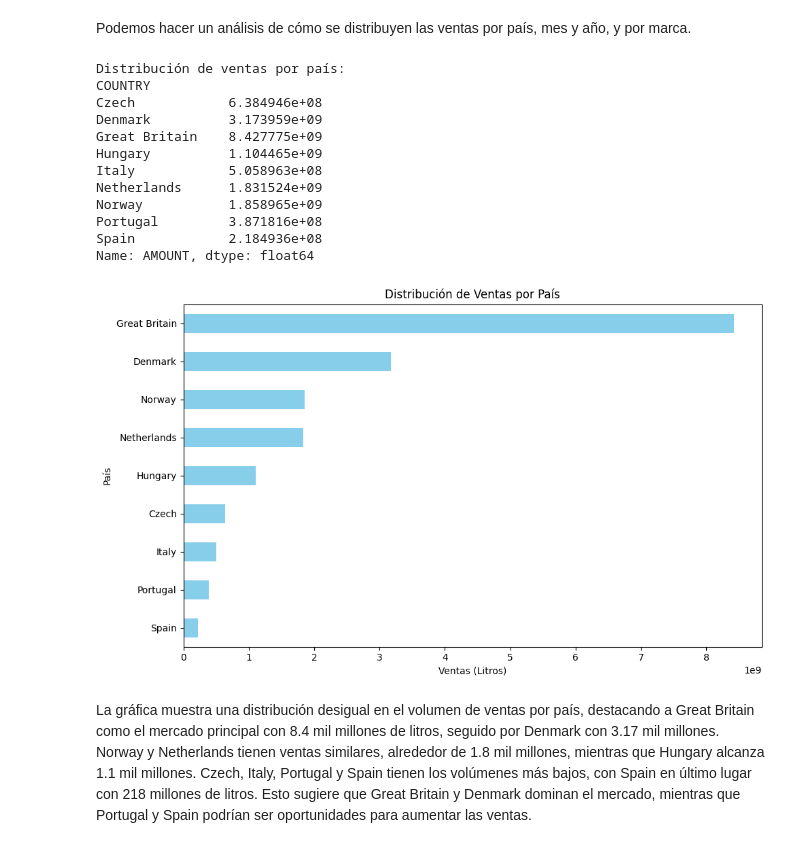
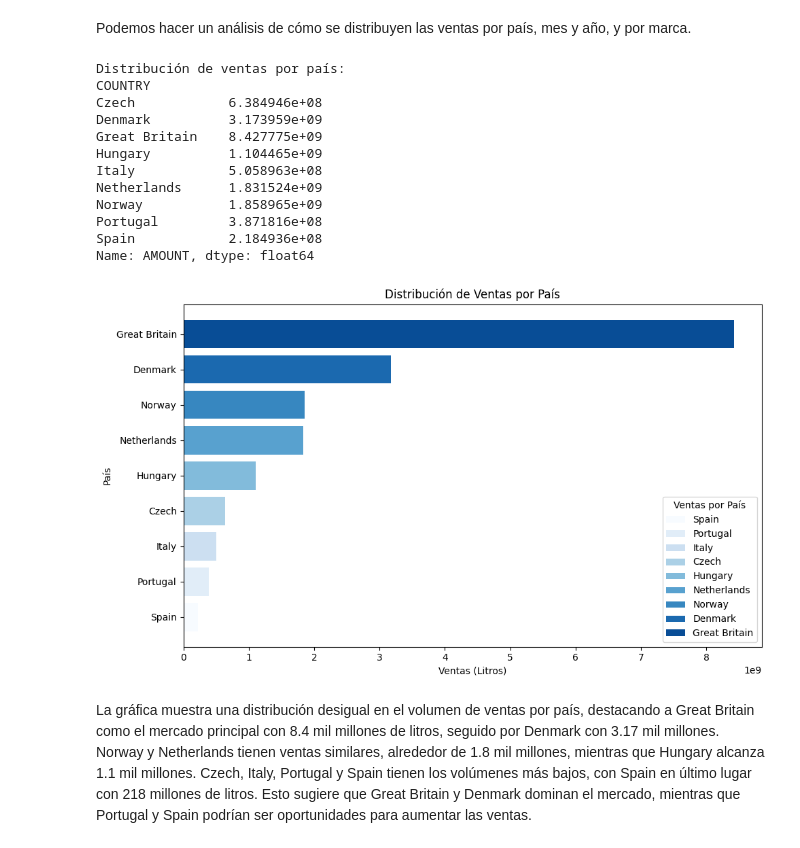
Before and after one commit to juliablaz2003/UFV_visualizacion, a Jupyter notebook: Ejercicios de clase/clase2_18oct.ipynb, the cells around one changed output. Saved outputs shown, nothing was run; the diff lists cells and outputs as text; code cells hidden in the pictures.

```diff
--- a/Ejercicios de clase/clase2_18oct.ipynb
+++ b/Ejercicios de clase/clase2_18oct.ipynb
@@ -9,9 +9,10 @@ Importamos las bibliotecas necesarias y definimos la URL del archivo CSV para le
 # %%
 import pandas as pd
 import matplotlib.pyplot as plt
+from statsmodels.tsa.seasonal import seasonal_decompose
 
 # Enlace al archivo CSV en la versión "raw" de GitHub
-url = 'https://raw.githubusercontent.com/juliablaz2003/UFV_visualizacion/refs/heads/main/Ejercicios%20de%20clase/datos_ejercicio_ventas.csv?token=GHSAT0AAAAAACY2AYSANNLCYBFJJY2YA7HQZZONMHA'
+url = 'https://raw.githubusercontent.com/juliablaz2003/UFV_visualizacion/refs/heads/main/Ejercicios%20de%20clase/datos_ejercicio_ventas.csv?token=GHSAT0AAAAAACY2AYSASH2D3SMU3NRFVLLIZZSDWKQ'
 # Leer el archivo CSV directamente desde GitHub
 df = pd.read_csv(url, sep = ',')
 
@@ -264,34 +265,48 @@ Forecasts distintos: 12
 # %% [markdown]
 Podemos hacer un análisis de cómo se distribuyen las ventas por país, mes y año, y por marca.
 # %%
-# Distribución de ventas por país
+import pandas as pd
+import matplotlib.pyplot as plt
+import matplotlib.cm as cm
+
+# Agrupar y sumar ventas por país
 ventas_pais = df.groupby('COUNTRY')['AMOUNT'].sum()
+ventas_pais_sorted = ventas_pais.sort_values()
 
 print("Distribución de ventas por país:")
 print(ventas_pais)
 
-# Gráfico de la distribución de ventas por país
+# Generar una gama de colores en azul
+colors = cm.Blues([i / len(ventas_pais_sorted) for i in range(len(ventas_pais_sorted))])
+
+# Crear el gráfico de barras horizontales con tonos de azul
 plt.figure(figsize=(10, 6))
-ventas_pais.sort_values().plot(kind='barh', color='skyblue')
+bars = plt.barh(ventas_pais_sorted.index, ventas_pais_sorted.values, color=colors)
 plt.title('Distribución de Ventas por País')
 plt.xlabel('Ventas (Litros)')
 plt.ylabel('País')
+
+# Agregar leyenda personalizada con colores correspondientes
+legend_labels = [f"{country}" for country, sales in zip(ventas_pais_sorted.index, ventas_pais_sorted.values)]
+plt.legend(bars, legend_labels, title="Ventas por País")
+
+# Ajustes finales
 plt.tight_layout()
 plt.show()
 # %% [output]
 Distribución de ventas por país:
 COUNTRY
 Czech            6.384946e+08
 Denmark          3.173959e+09
 Great Britain    8.427775e+09
 Hungary          1.104465e+09
 Italy            5.058963e+08
 Netherlands      1.831524e+09
 Norway           1.858965e+09
 Portugal         3.871816e+08
 Spain            2.184936e+08
 Name: AMOUNT, dtype: float64
-[figure, old version]
+[figure, new version]
 # %% [markdown]
 La gráfica muestra una distribución desigual en el volumen de ventas por país, destacando a Great Britain como el mercado principal con 8.4 mil millones de litros, seguido por Denmark con 3.17 mil millones. Norway y Netherlands tienen ventas similares, alrededor de 1.8 mil millones, mientras que Hungary alcanza 1.1 mil millones. Czech, Italy, Portugal y Spain tienen los volúmenes más bajos, con Spain en último lugar con 218 millones de litros. Esto sugiere que Great Britain y Denmark dominan el mercado, mientras que Portugal y Spain podrían ser oportunidades para aumentar las ventas.
 # %%
```
Also changed, not shown: parts of 39 cells of this notebook.
